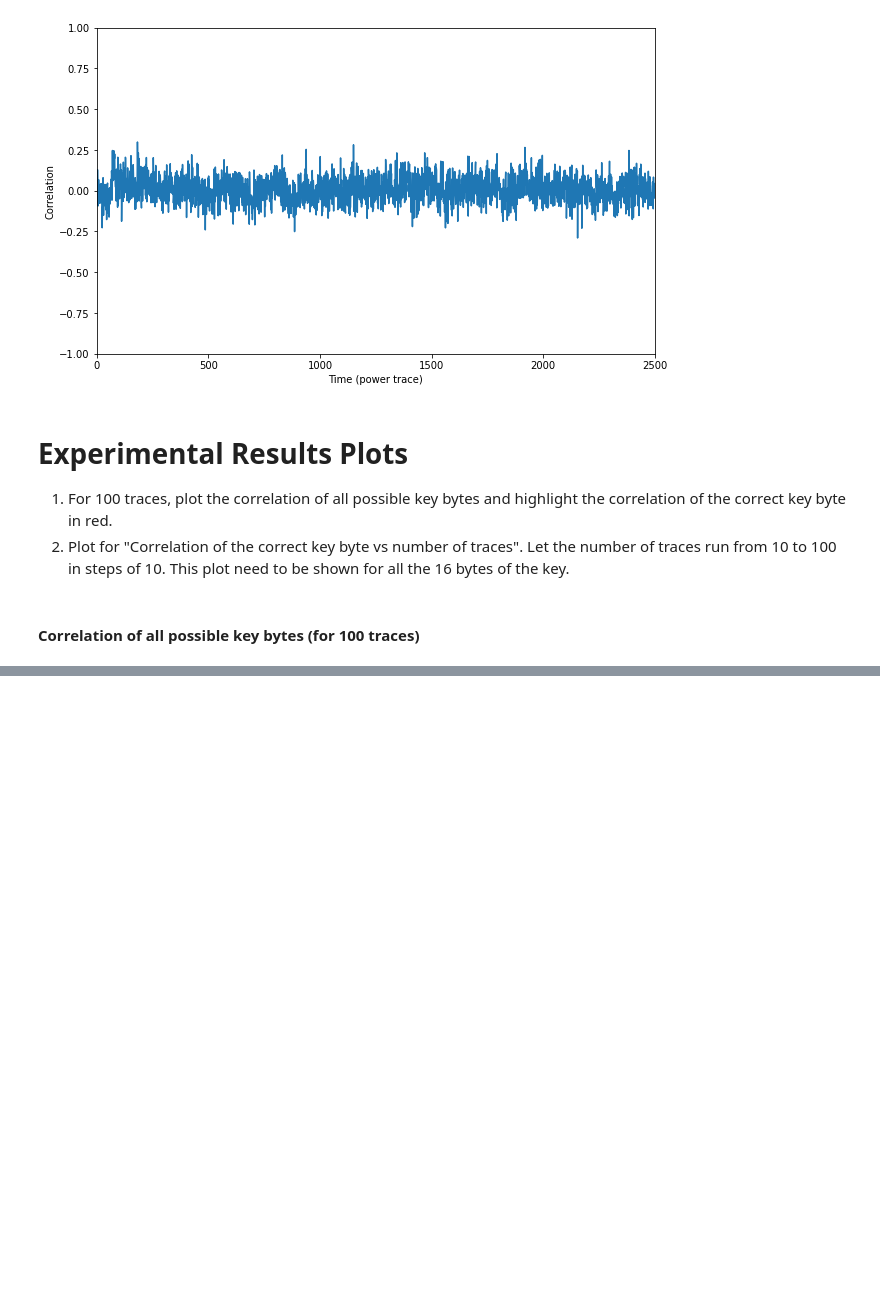
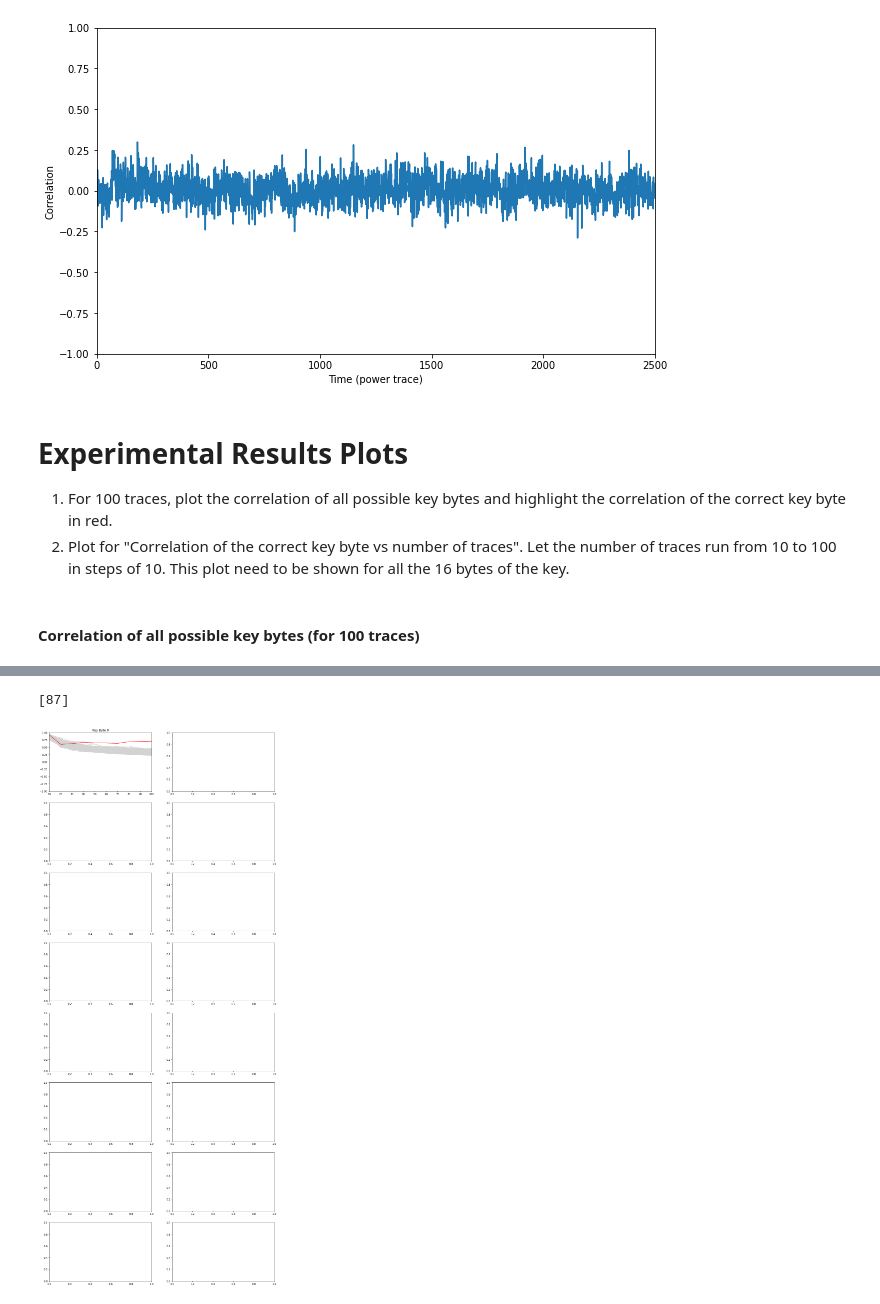
Before and after one commit to djtfoo/CPA_Implementation, a Jupyter notebook: CPA_Codes.ipynb, the cells around one changed output, grey strips where cells are left out. Drawn from its saved outputs; the diff is of its cells as text; code cells hidden in the pictures; blank space fills up the shorter version.

Commit message:
Added codes for plot 2

```diff
--- a/CPA_Codes.ipynb
+++ b/CPA_Codes.ipynb
@@ -320,0 +323,68 @@ print(secret_key)
+# %%
+plaintext_len = 1  # 16 bytes in plaintext/ciphertext
+key_guesses = 256  # no. possible guesses for key byte
+trace_len = 2500  # no. data points in power trace
+# %%
+from tqdm import tqdm  # comment this out if you cannot run tqdm
+import matplotlib.pyplot as plt
+
+secret_key = []  # array of bytes uncovered for secret key
+
+# for graph
+traces_x = [10,20,30,40,50,60,70,80,90,100]  # x-axis
+fig, axes = plt.subplots(8, 2, figsize=(16, 40))
+
+# Yi generation loop
+for n in tqdm(range(plaintext_len), desc="Plaintext char"):  # each character in plaintext - guess 1 character at a time
+#for n in range(plaintext_len):  # use this if tqdm does not work
+
+    # get the correlation between power traces at a particular time period, and the power model for a key byte guess
+    best_correlations = np.zeros([key_guesses, len(traces_x)])  # (256x10) correlations, of (256x100) model power traces
+    for traces_index in range(len(traces_x)):
+        num_traces = traces_x[traces_index]
+        for Kn in range(key_guesses):  # all possible values of a key byte: 0 to 255
+
+            # generate power trace model for this key guess (100x1)
+            powertrace = np.zeros(num_traces)
+            for traceId in range(num_traces):  # each collected power trace (a row in csv)
+                An = get_plaintext_byte(waveform_data, traceId, n)
+                Yn = calc_Yn(An, Kn)
+                powertrace[traceId] = power_consump_model(Yn)
+
+            # match power trace model with actual power trace to find correlation
+            # calculate the Pearson correlation coefficient
+            # best Pearson corrcoeff -> stored in best_correlations[Ki]
+            for i in range(trace_len):
+                corrcoeff = np.corrcoef(powertrace, get_power_trace(waveform_data, i, num_traces))[0, 1]
+                if abs(corrcoeff) > best_correlations[Kn][traces_index]:  # should be abs
+                    best_correlations[Kn][traces_index] = abs(corrcoeff)
+
+        # find the key byte with the best correlation
+        max_corrcoeff = best_correlations[0][traces_index]
+        best_Kn = 0
+        for i in range(1, key_guesses):
+            if best_correlations[i][traces_index] > max_corrcoeff:
+                max_corrcoeff = best_correlations[i][traces_index]
+                best_Kn = i
+
+    # plot correlations of all possible key bytes
+    i = int(n/8)
+    j = n%8
+    # set axis
+    axes[i,j].axis([10, 100, -1, 1])
+    axes[i,j].set_title('Key Byte ' + str(n))
+    # plot graphs
+    for k in range(key_guesses):
+        if k != best_Kn:  # highlight the correct key byte
+            axes[i,j].plot(traces_x, best_correlations[k], color="lightgray")
+    # plot graph for correct key byte
+    axes[i,j].plot(traces_x, best_correlations[best_Kn], color="red")
+    #axes[i,j].annotate("Correct Key Byte (0x%02x)" % best_Kn, (best_Kn, max_corrcoeff))
+
+    # store the secret key
+    secret_key.append(best_Kn)
+
+print(secret_key)
+# %% [output]
+[87]
+[figure, added]
```
Also changed, not shown: parts of 3 cells of this notebook.
